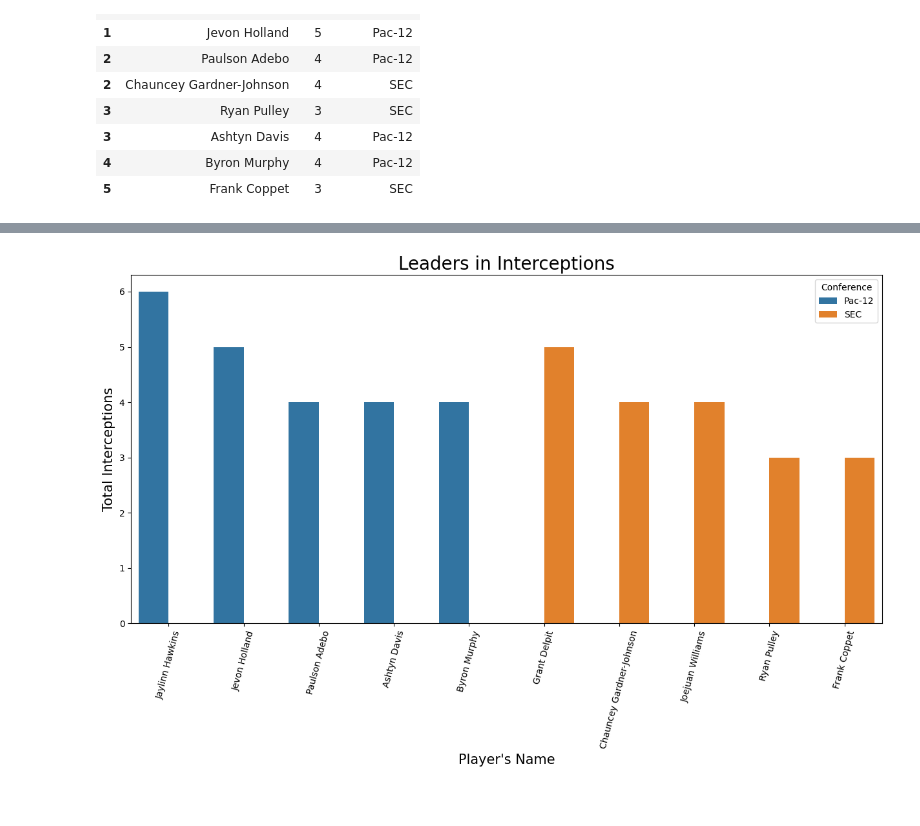
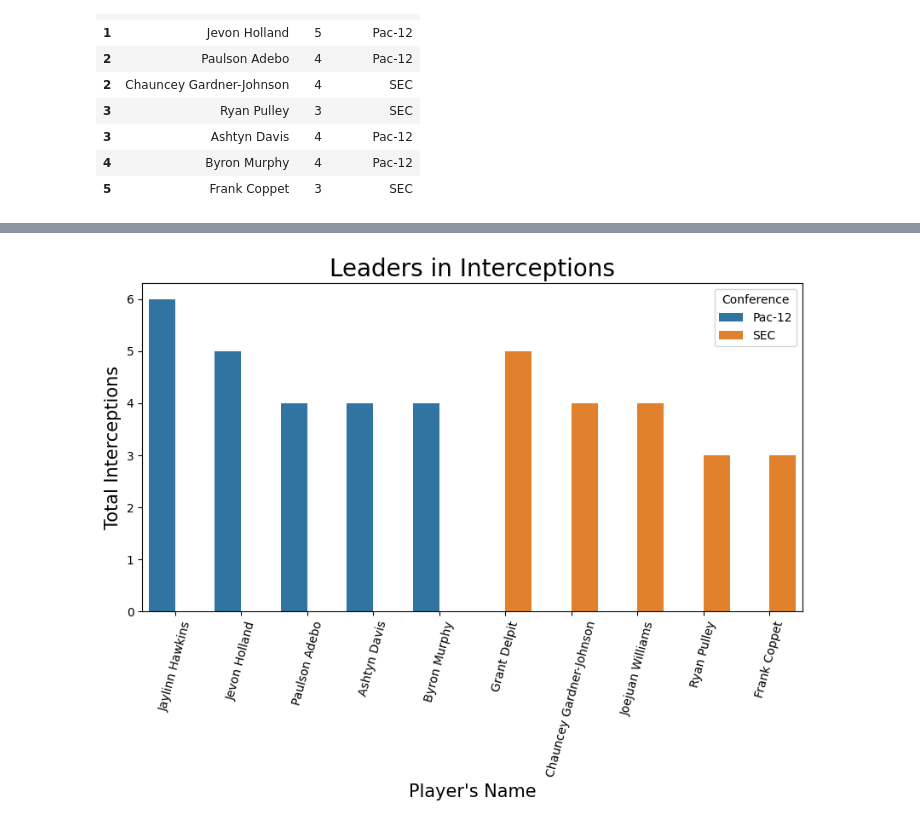
Before and after one commit to blwishom/cognixia, a Jupyter notebook: Practice/cfb_pac12.ipynb, the cells around one changed output, grey strips where cells are left out. Drawn from its saved outputs; the diff is of its cells as text; code cells hidden in the pictures.

```diff
--- a/Practice/cfb_pac12.ipynb
+++ b/Practice/cfb_pac12.ipynb
@@ -168,10 +168,10 @@ plt.show()
 # %%
 ax = sns.barplot(data=defense_ints , x='Player', y='Int', hue='Conference')
-ax.figure.set_size_inches(15, 7)
+ax.figure.set_size_inches(10, 5)
 plt.title('Leaders in Interceptions', size=20)
 plt.xticks(rotation=75)
 plt.xlabel('Player\'s Name', size=15)
 plt.ylabel('Total Interceptions', size=15)
 plt.show()
 # %% [output]
-[figure, old version]
+[figure, new version]
```
Also changed, not shown: parts of 1 cell of this notebook, 1 other file.
